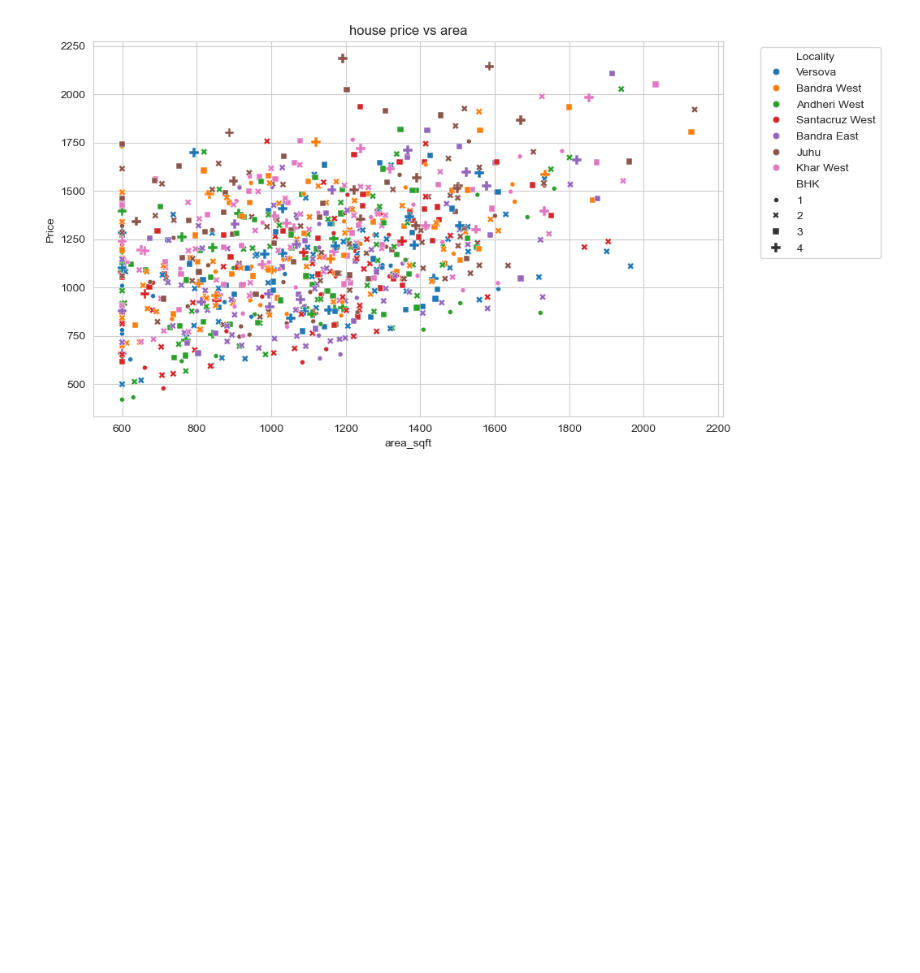
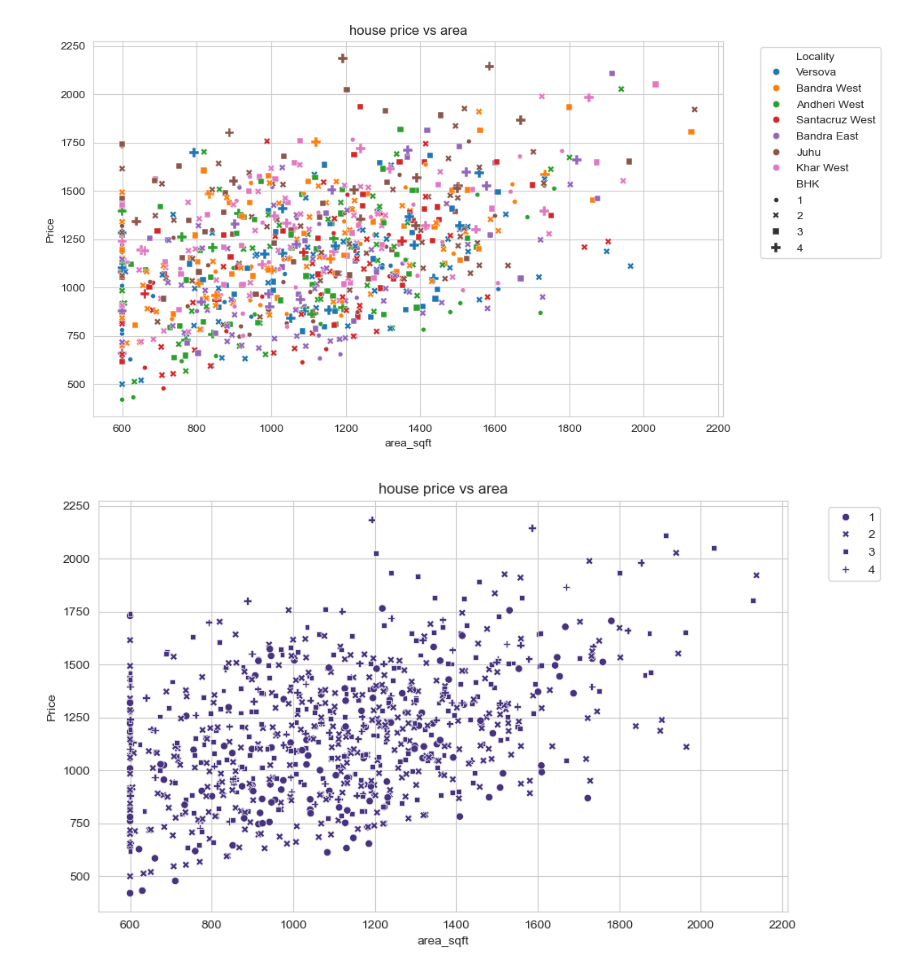
Before and after one commit to vipinyadav23542-ai/seaborn_02vip-26, a Jupyter notebook: seaborn.ipynb, the cells around one changed output. Cells and saved outputs as stored; diff of their text form; code cells hidden in the pictures; blank space fills up the shorter version.

```diff
--- a/seaborn.ipynb
+++ b/seaborn.ipynb
@@ -79,3 +79,13 @@ plt.legend(bbox_to_anchor=(1.05,1),loc="upper left")
 plt.show()
 # %% [output]
 [figure]
+# %%
+sns.scatterplot(data=df,x="Area_sqft",y="Price_Lakhs",style="BHK",palette="tab10")
+
+plt.title("house price vs area")
+plt.xlabel("area_sqft")
+plt.ylabel("Price")
+plt.legend(bbox_to_anchor=(1.05,1),loc="upper left")
+plt.show()
+# %% [output]
+[figure, added]
```
Also changed, not shown: parts of 6 cells of this notebook.
